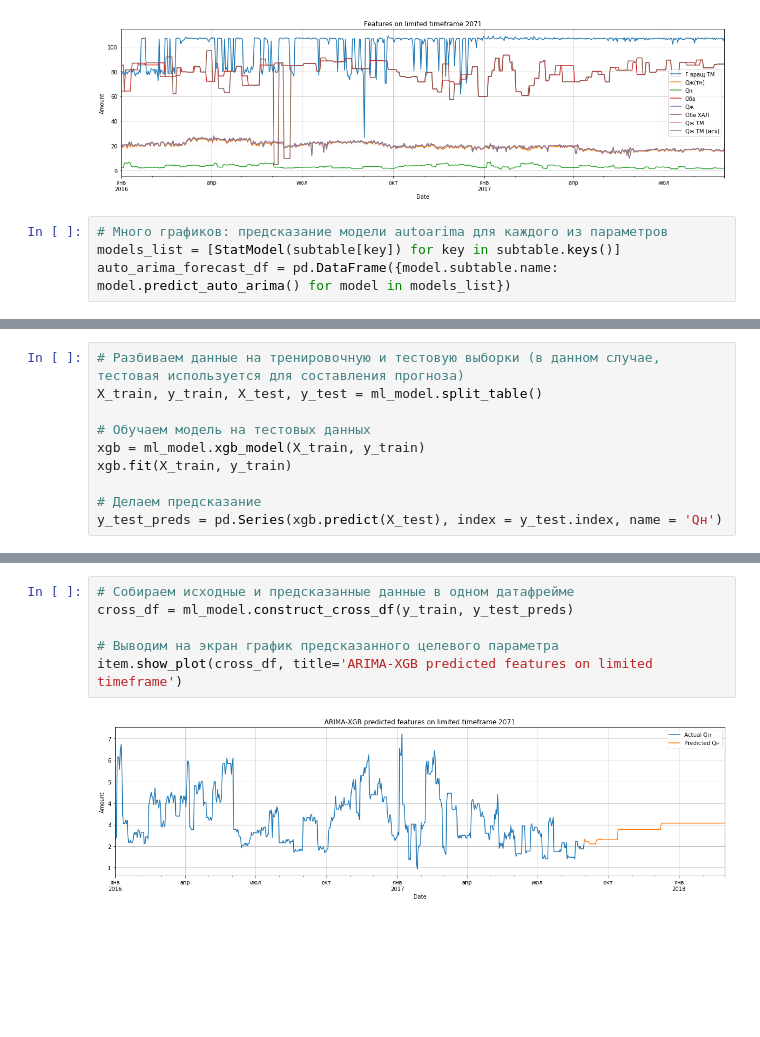
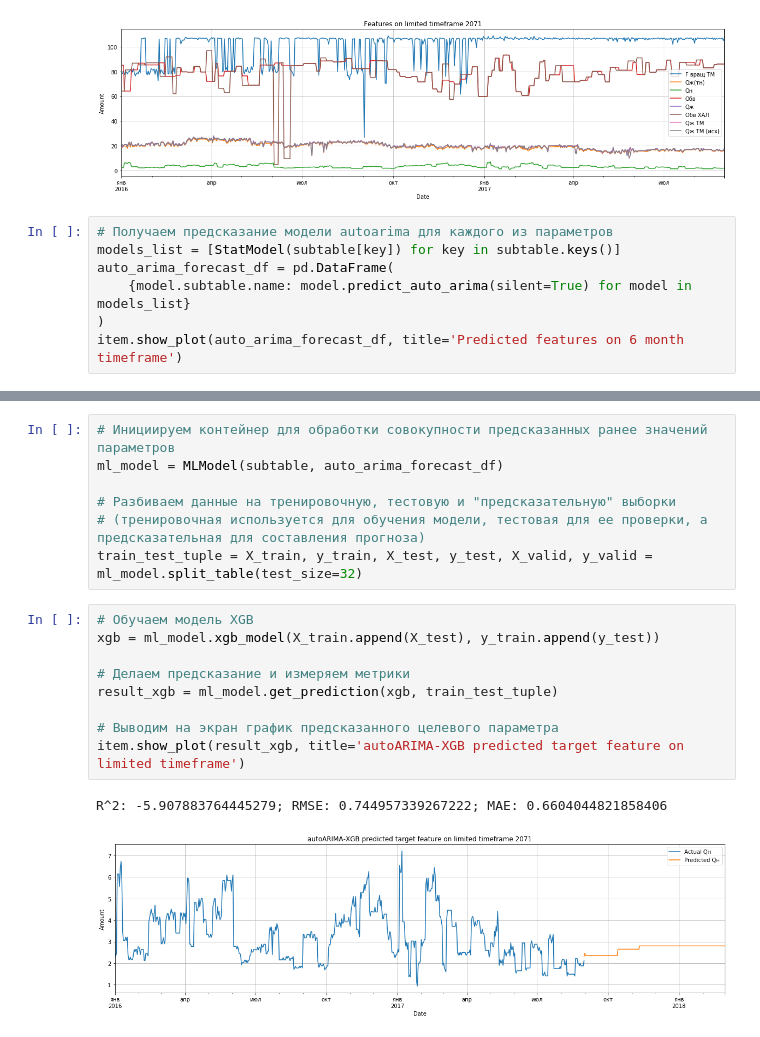
Before and after one commit to antonkurenkov/GPN-predictions, a Jupyter notebook: GP_04.ipynb, the cells around one changed output, grey strips where cells are left out. Saved outputs shown, nothing was run; the diff lists cells and outputs as text; blank space fills up the shorter version.

```diff
--- a/GP_04.ipynb
+++ b/GP_04.ipynb
@@ -424,7 +536,10 @@ item.show_plot(subtable, title='Features on limited timeframe')
 # %% [output]
 [figure]
 # %%
-# Много графиков: предсказание модели autoarima для каждого из параметров
+# Получаем предсказание модели autoarima для каждого из параметров
 models_list = [StatModel(subtable[key]) for key in subtable.keys()]
-auto_arima_forecast_df = pd.DataFrame({model.subtable.name: model.predict_auto_arima() for model in models_list})
+auto_arima_forecast_df = pd.DataFrame(
+    {model.subtable.name: model.predict_auto_arima(silent=True) for model in models_list}
+)
+item.show_plot(auto_arima_forecast_df, title='Predicted features on 6 month timeframe')
 # %% [output]
@@ -458,10 +546,0 @@ item.show_plot(ml_model.pred, title='Predicted features on 6 month timeframe')
-# %%
-# Разбиваем данные на тренировочную и тестовую выборки (в данном случае, тестовая используется для составления прогноза)
-X_train, y_train, X_test, y_test = ml_model.split_table()
-
-# Обучаем модель на тестовых данных
-xgb = ml_model.xgb_model(X_train, y_train)
-xgb.fit(X_train, y_train)
-
-# Делаем предсказание
-y_test_preds = pd.Series(xgb.predict(X_test), index = y_test.index, name = 'Qн')
@@ -471,8 +547,19 @@ y_test_preds = pd.Series(xgb.predict(X_test), index = y_test.index, name = 'Qн'
+# %%
+# Инициируем контейнер для обработки совокупности предсказанных ранее значений параметров
+ml_model = MLModel(subtable, auto_arima_forecast_df)
+
+# Разбиваем данные на тренировочную, тестовую и "предсказательную" выборки
+# (тренировочная используется для обучения модели, тестовая для ее проверки, а предсказательная для составления прогноза)
+train_test_tuple = X_train, y_train, X_test, y_test, X_valid, y_valid = ml_model.split_table(test_size=32)
 # %%
-# Собираем исходные и предсказанные данные в одном датафрейме
-cross_df = ml_model.construct_cross_df(y_train, y_test_preds)
+# Обучаем модель XGB
+xgb = ml_model.xgb_model(X_train.append(X_test), y_train.append(y_test))
+
+# Делаем предсказание и измеряем метрики
+result_xgb = ml_model.get_prediction(xgb, train_test_tuple)
 
 # Выводим на экран график предсказанного целевого параметра
-item.show_plot(cross_df, title='ARIMA-XGB predicted features on limited timeframe')
+item.show_plot(result_xgb, title='autoARIMA-XGB predicted target feature on limited timeframe')
 # %% [output]
+R^2: -5.907883764445279; RMSE: 0.744957339267222; MAE: 0.6604044821858406
-[figure, old version]
+[figure, new version]
```
Also changed, not shown: parts of 13 cells of this notebook, 6 other files.
